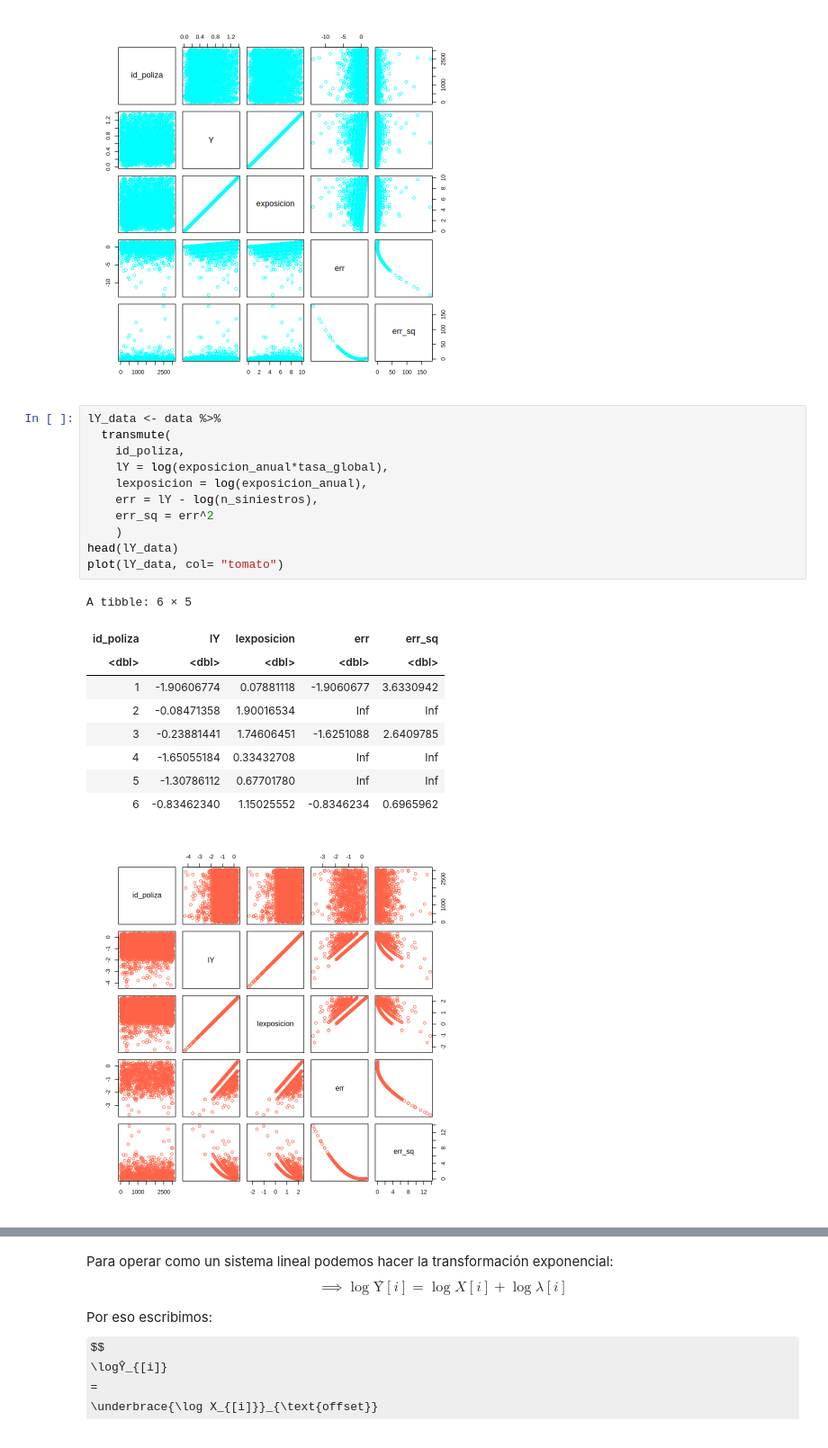
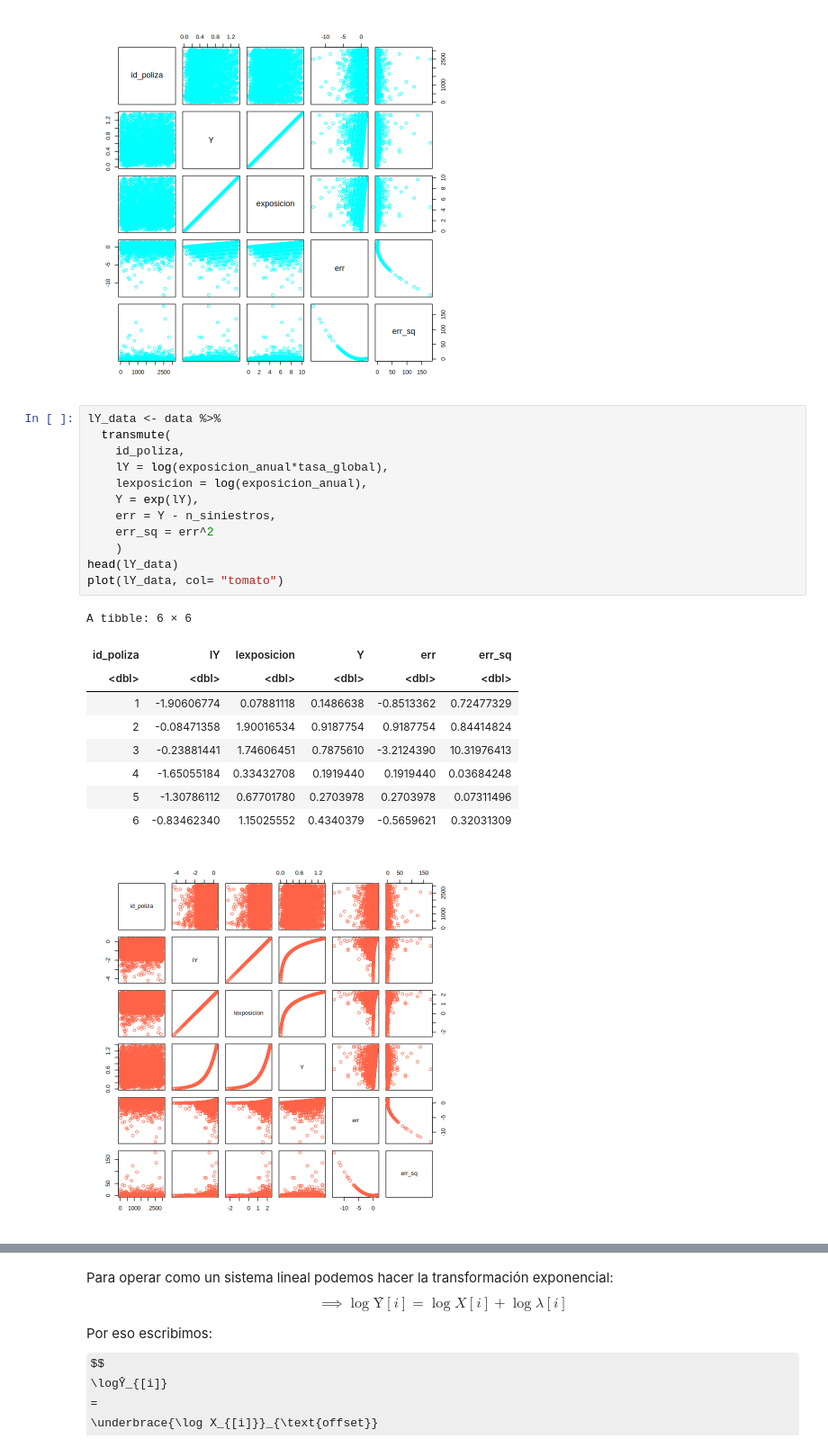
Before and after one commit to JulTob/Modelling, a Jupyter notebook: GLM/GLM_2_07.ipynb, the cells around one changed output, grey strips where cells are left out. Shown at 90% size. Cells and saved outputs as stored; diff of their text form; some formulas as TeX source.

```diff
--- a/GLM/GLM_2_07.ipynb
+++ b/GLM/GLM_2_07.ipynb
@@ -235,22 +225,23 @@ A tibble: 6 × 5
 # %%
 lY_data <- data %>%
   transmute(
     id_poliza,
     lY = log(exposicion_anual*tasa_global),
     lexposicion = log(exposicion_anual),
-    err = lY - log(n_siniestros),
+    Y = exp(lY),
+    err = Y - n_siniestros,
     err_sq = err^2
     )
 head(lY_data)
 plot(lY_data, col= "tomato")
 # %% [output]
-A tibble: 6 × 5
+A tibble: 6 × 6
-| id_poliza | lY | lexposicion | err | err_sq |
-| <dbl> | <dbl> | <dbl> | <dbl> | <dbl> |
-| 1 | -1.90606774 | 0.07881118 | -1.9060677 | 3.6330942 |
-| 2 | -0.08471358 | 1.90016534 | Inf | Inf |
-| 3 | -0.23881441 | 1.74606451 | -1.6251088 | 2.6409785 |
-| 4 | -1.65055184 | 0.33432708 | Inf | Inf |
-| 5 | -1.30786112 | 0.67701780 | Inf | Inf |
-| 6 | -0.83462340 | 1.15025552 | -0.8346234 | 0.6965962 |
+| id_poliza | lY | lexposicion | Y | err | err_sq |
+| <dbl> | <dbl> | <dbl> | <dbl> | <dbl> | <dbl> |
+| 1 | -1.90606774 | 0.07881118 | 0.1486638 | -0.8513362 | 0.72477329 |
+| 2 | -0.08471358 | 1.90016534 | 0.9187754 | 0.9187754 | 0.84414824 |
+| 3 | -0.23881441 | 1.74606451 | 0.7875610 | -3.2124390 | 10.31976413 |
+| 4 | -1.65055184 | 0.33432708 | 0.1919440 | 0.1919440 | 0.03684248 |
+| 5 | -1.30786112 | 0.67701780 | 0.2703978 | 0.2703978 | 0.07311496 |
+| 6 | -0.83462340 | 1.15025552 | 0.4340379 | -0.5659621 | 0.32031309 |
-[figure, old version]
+[figure, new version]
```
Also changed, not shown: parts of 5 cells of this notebook.
